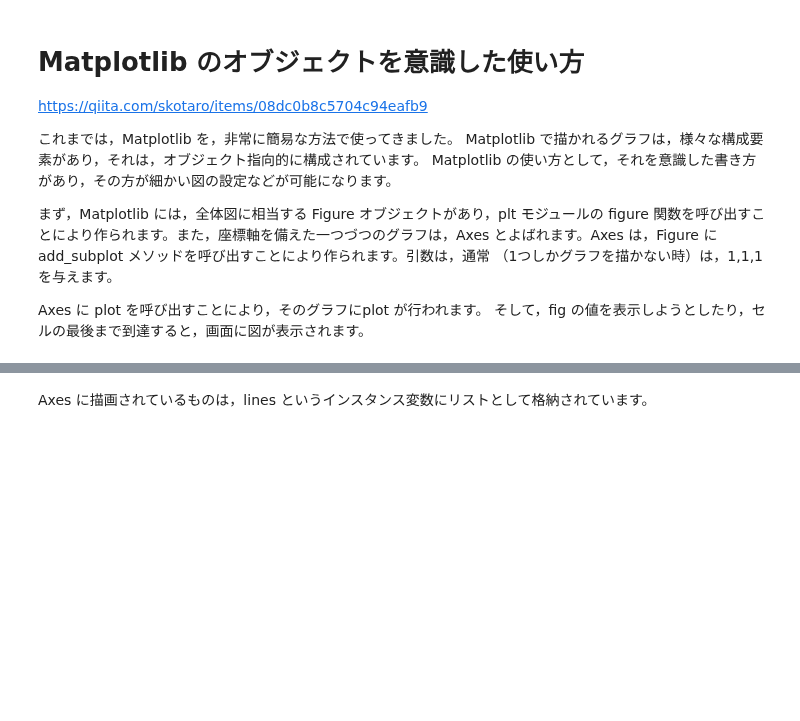
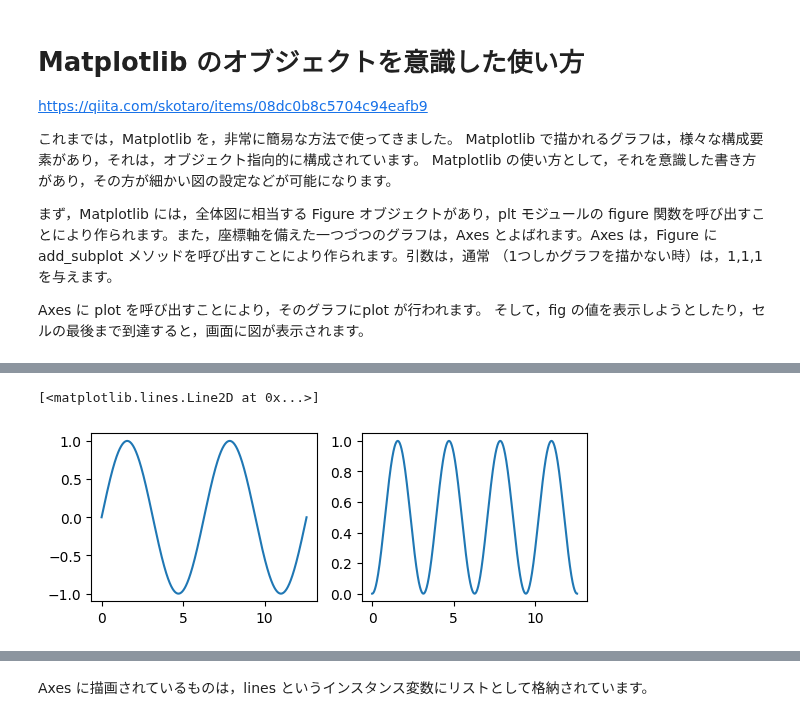
Before and after one commit to HidekiTsuiki/python, a Jupyter notebook: 9Object.ipynb, the cells around one changed output, grey strips where cells are left out. Cells and saved outputs as stored; diff of their text form; code cells hidden in the pictures; blank space fills up the shorter version.

```diff
--- a/9Object.ipynb
+++ b/9Object.ipynb
@@ -458,3 +497,19 @@ ax.plot(x, y)
+# %%
+%matplotlib inline
+import matplotlib.pyplot as plt
+import numpy as np
+
+x = np.linspace(0, np.pi*4, 1000)
+y = np.sin(x)
+
+fig = plt.figure()
+ax = fig.add_subplot(2,2,1)
+axx = fig.add_subplot(2,2,2)
+axx.plot(x, y*y)
+ax.plot(x, y)
+# %% [output]
+[<matplotlib.lines.Line2D at 0x...>]
+[figure, added]
 # %%
 fig
 # %% [output]
```
Also changed, not shown: parts of 38 cells of this notebook, 1 other file.
